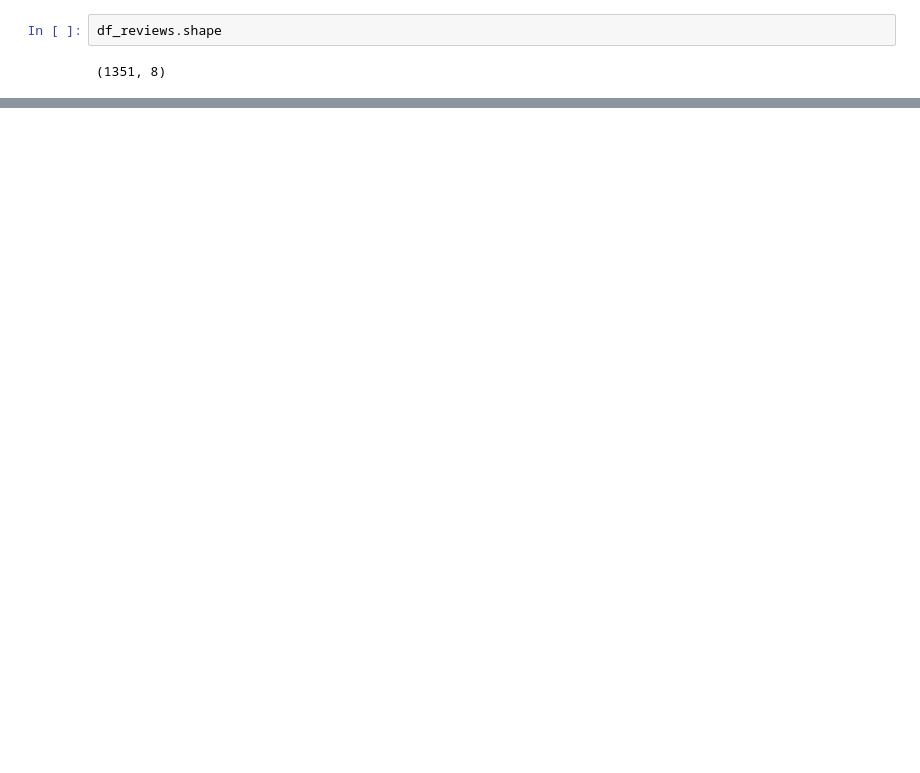
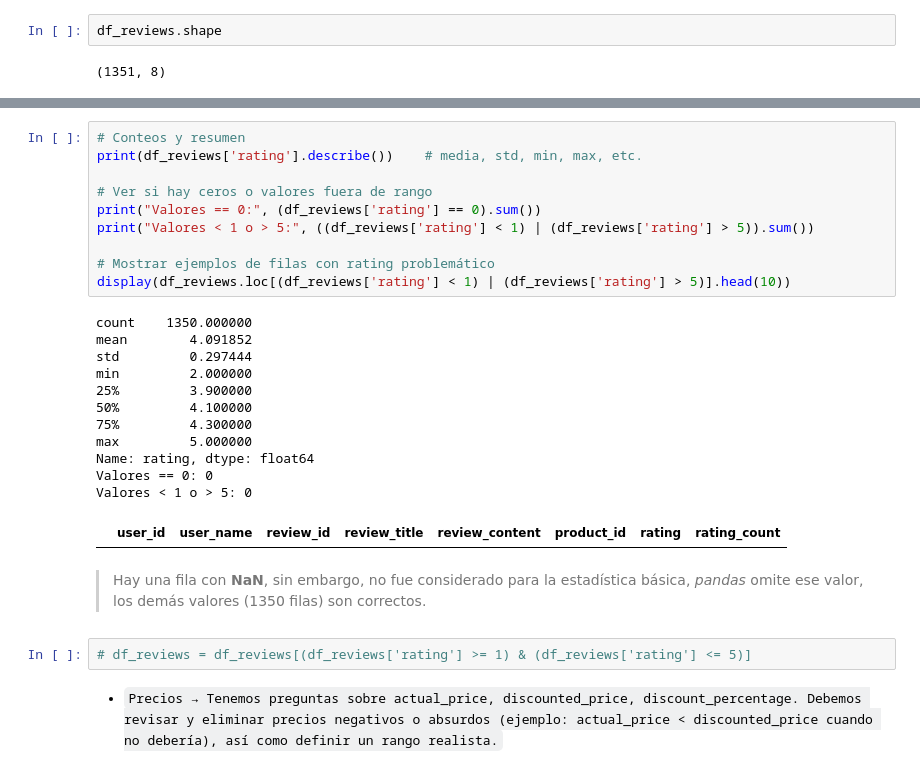
Before and after one commit to Blangis/DataLab-Amazon-dataset, a Jupyter notebook: notebooks/amazon.ipynb, the cells around one changed output, grey strips where cells are left out. Saved outputs shown, nothing was run; the diff lists cells and outputs as text; blank space fills up the shorter version.

```diff
--- a/notebooks/amazon.ipynb
+++ b/notebooks/amazon.ipynb
@@ -343,0 +366,29 @@ df_reviews.shape
+# %%
+# Conteos y resumen
+print(df_reviews['rating'].describe())    # media, std, min, max, etc.
+
+# Ver si hay ceros o valores fuera de rango
+print("Valores == 0:", (df_reviews['rating'] == 0).sum())
+print("Valores < 1 o > 5:", ((df_reviews['rating'] < 1) | (df_reviews['rating'] > 5)).sum())
+
+# Mostrar ejemplos de filas con rating problemático
+display(df_reviews.loc[(df_reviews['rating'] < 1) | (df_reviews['rating'] > 5)].head(10))
+# %% [output]
+count    1350.000000
+mean        4.091852
+std         0.297444
+min         2.000000
+25%         3.900000
+50%         4.100000
+75%         4.300000
+max         5.000000
+Name: rating, dtype: float64
+Valores == 0: 0
+Valores < 1 o > 5: 0
+|  | user_id | user_name | review_id | review_title | review_content | product_id | rating | rating_count |
+# %% [markdown]
+> Hay una fila con **NaN**, sin embargo, no fue considerado para la estadística básica, _pandas_ omite ese valor, los demás valores (1350 filas) son correctos.
+# %%
+# df_reviews = df_reviews[(df_reviews['rating'] >= 1) & (df_reviews['rating'] <= 5)]
+# %% [markdown]
+- `Precios → Tenemos preguntas sobre actual_price, discounted_price, discount_percentage. Debemos revisar y eliminar precios negativos o absurdos (ejemplo: actual_price < discounted_price cuando no debería), así como definir un rango realista.`
```
Also changed, not shown: parts of 16 cells of this notebook, 1 other file.
